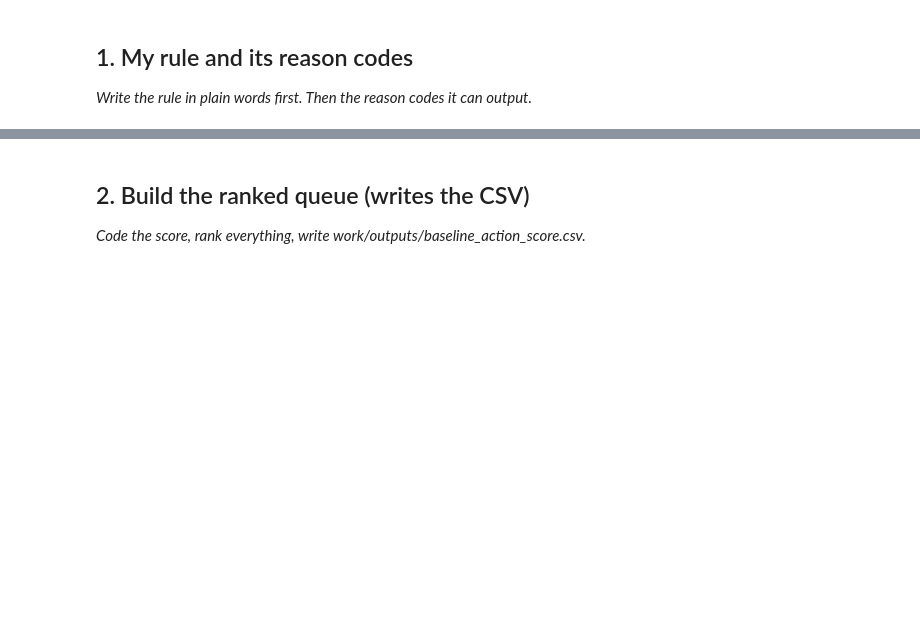
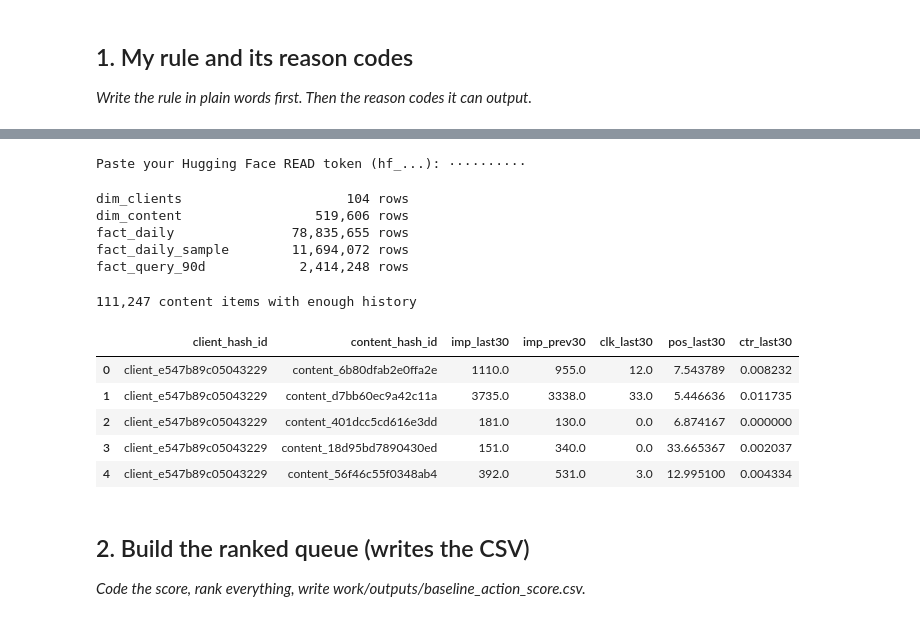
Before and after one commit to Missesqueensy/FlyRank-internship, a Jupyter notebook: work/notebooks/w04_baseline_score.ipynb, the cells around one changed output, grey strips where cells are left out. Drawn from its saved outputs; the diff is of its cells as text; code cells hidden in the pictures; blank space fills up the shorter version.

```diff
--- a/work/notebooks/w04_baseline_score.ipynb
+++ b/work/notebooks/w04_baseline_score.ipynb
@@ -16,3 +34,74 @@ This skeleton is yours to fill. Work the sections **in order** — each one has
+# %%
+import os, getpass
+
+# Token order: env var -> Colab Secret -> prompt (last resort).
+# Use a Colab Secret named HF_TOKEN (the key panel on the left) so the prompt never
+# fires: if Colab reconnects while a getpass prompt is open, the kernel waits on it
+# forever ('Resuming execution...') and you have to restart the runtime.
+HF_TOKEN = os.environ.get('HF_TOKEN')
+if not HF_TOKEN:
+    try:
+        from google.colab import userdata
+        HF_TOKEN = userdata.get('HF_TOKEN')
+    except Exception:
+        pass
+HF_TOKEN = HF_TOKEN or getpass.getpass('Paste your Hugging Face READ token (hf_...): ')
+# %% [output]
+Paste your Hugging Face READ token (hf_...): ··········
+# %%
+import duckdb
+
+con = duckdb.connect()
+con.execute(f"CREATE OR REPLACE SECRET hf (TYPE huggingface, TOKEN '{HF_TOKEN}')")
+
+REL = 'hf://datasets/FlyRank/internship-warehouse'
+TABLES = {
+    'dim_clients':                f"read_parquet('{REL}/dim_clients.parquet')",
+    'dim_content':                f"read_parquet('{REL}/dim_content.parquet')",
+    'fact_daily':                 f"read_parquet('{REL}/fact_content_daily_performance/**/*.parquet')",
+    'fact_daily_sample':          f"read_parquet('{REL}/fact_content_daily_performance_sample.parquet')",
+    'fact_query_90d':             f"read_parquet('{REL}/fact_content_query_90d.parquet')",
+}
+
+for name, src in TABLES.items():
+    n = con.sql(f'SELECT COUNT(*) FROM {src}').fetchone()[0]
+    print(f'{name:22} {n:>12,} rows')
+# %% [output]
+dim_clients                     104 rows
+dim_content                 519,606 rows
+fact_daily               78,835,655 rows
+fact_daily_sample        11,694,072 rows
+fact_query_90d            2,414,248 rows
+# %%
+features = con.sql(f"""
+    WITH bounds AS (
+        SELECT MAX(report_date) AS end_d FROM {TABLES['fact_daily']}
+    ),
+    windowed AS (
+        SELECT f.client_hash_id, f.content_hash_id,
+               SUM(CASE WHEN f.report_date >  b.end_d - INTERVAL 30 DAY THEN f.gsc_impressions ELSE 0 END) AS imp_last30,
+               SUM(CASE WHEN f.report_date <= b.end_d - INTERVAL 30 DAY THEN f.gsc_impressions ELSE 0 END) AS imp_prev30,
+               SUM(CASE WHEN f.report_date >  b.end_d - INTERVAL 30 DAY THEN f.gsc_clicks ELSE 0 END)      AS clk_last30,
+               AVG(CASE WHEN f.report_date >  b.end_d - INTERVAL 30 DAY THEN f.gsc_avg_position END)       AS pos_last30,
+               SUM(f.gsc_clicks)/NULLIF(SUM(f.gsc_impressions),0) AS ctr_last30
+        FROM {TABLES['fact_daily']} f, bounds b
+        WHERE f.report_date > b.end_d - INTERVAL 60 DAY
+        GROUP BY 1, 2
+        HAVING imp_prev30 >= 100
+    )
+    SELECT * FROM windowed
+""").df()
+
+print(f'{len(features):,} content items with enough history')
+features.head()
+# %% [output]
+111,247 content items with enough history
+|  | client_hash_id | content_hash_id | imp_last30 | imp_prev30 | clk_last30 | pos_last30 | ctr_last30 |
+| 0 | client_e547b89c05043229 | content_6b80dfab2e0ffa2e | 1110.0 | 955.0 | 12.0 | 7.543789 | 0.008232 |
+| 1 | client_e547b89c05043229 | content_d7bb60ec9a42c11a | 3735.0 | 3338.0 | 33.0 | 5.446636 | 0.011735 |
+| 2 | client_e547b89c05043229 | content_401dcc5cd616e3dd | 181.0 | 130.0 | 0.0 | 6.874167 | 0.000000 |
+| 3 | client_e547b89c05043229 | content_18d95bd7890430ed | 151.0 | 340.0 | 0.0 | 33.665367 | 0.002037 |
+| 4 | client_e547b89c05043229 | content_56f46c55f0348ab4 | 392.0 | 531.0 | 3.0 | 12.995100 | 0.004334 |
 # %% [markdown]
 ## 2. Build the ranked queue (writes the CSV)
 
```
Also changed, not shown: parts of 7 cells of this notebook.
